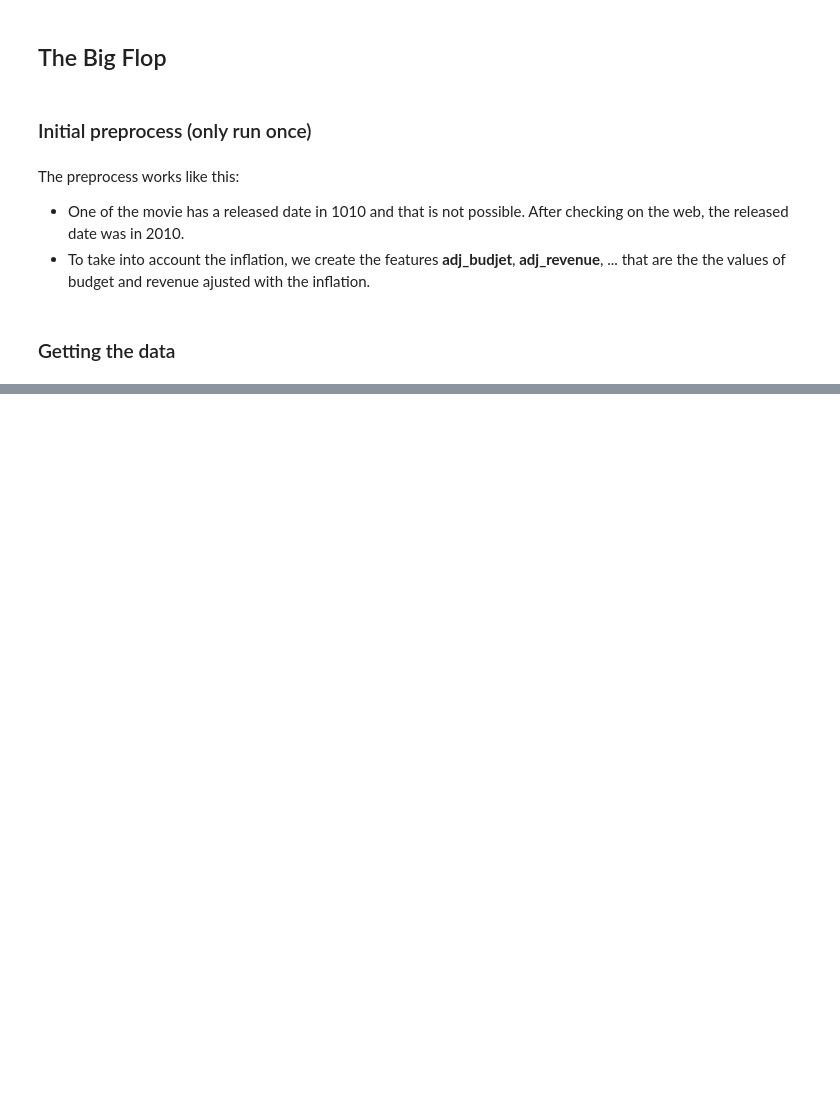
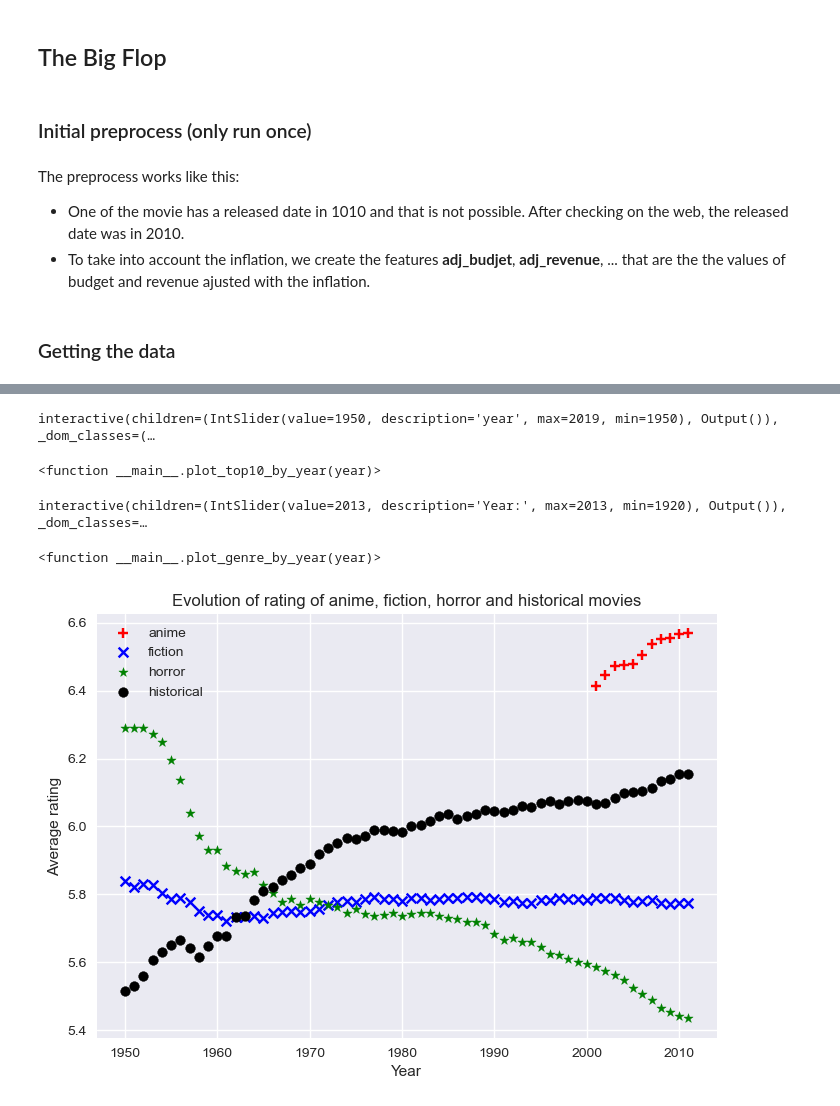
Before and after one commit to epfl-ada/ada-2022-project-adamax, a Jupyter notebook: src/initial_analysis.ipynb, the cells around one changed output, grey strips where cells are left out. Cells and saved outputs as stored; diff of their text form; code cells hidden in the pictures; blank space fills up the shorter version.

```diff
--- a/src/initial_analysis.ipynb
+++ b/src/initial_analysis.ipynb
@@ -547,0 +246,68 @@ We could not identify any obvious clusters, even after coloring the datapoints b
+# %%
+# Genre rating by year
+genre_rates_by_year = dict()
+for year in tqdm(range(1900, 2020)):
+    genre_rates_by_year[year] = dict()
+    for genre in all_genres:
+        g_rates = df_movies[(df_movies[f"is_{genre}"]) & (df_movies["year"] <= year)]["vote_average"].values
+        if len(g_rates) < 100:
+            continue
+        ci = bootstrap([g_rates], statistic=np.mean, n_resamples=1000).confidence_interval
+        genre_rates_by_year[year][genre] = np.mean(g_rates), ci.low, ci.high, g_rates
+# %%
+# Plot the top 10 genres by year
+widget = widgets.IntSlider(min=1950, max=2019, step=1, value=1950)
+def plot_top10_by_year(year):
+    top10 = sorted(genre_rates_by_year[year].items(), key=lambda x: x[1][0], reverse=True)[:10]
+    plt.figure(figsize=(10, 5))
+    plt.bar([x[0] for x in top10], [x[1][0] for x in top10])
+    # plt.violinplot([x[1][3] for x in top10], showmeans=True, showextrema=False)
+    # plt.xticks([1, 2, 3, 4, 5, 6, 7, 8, 9, 10], [x[0] for x in top10])
+    plt.errorbar([x[0] for x in top10], [x[1][0] for x in top10], yerr=[[x[1][0]-x[1][1] for x in top10], [x[1][2]-x[1][0] for x in top10]], fmt='o', color='black')
+    plt.xticks(rotation=45)
+    plt.ylim(-1, 11)
+    plt.title(f"Top 10 genres by average rating in {year}")
+    plt.show()
+
+widgets.interact(plot_top10_by_year, year=widget)
+# %% [output]
+interactive(children=(IntSlider(value=1950, description='year', max=2019, min=1950), Output()), _dom_classes=(…
+<function __main__.plot_top10_by_year(year)>
+# %%
+# Plot the bottom 10 genres by year
+widget = widgets.IntSlider(min=1920, max=2013, step=1, value=2013, description="Year:")
+def plot_genre_by_year(year):
+    bottom10 = sorted(genre_rates_by_year[year].items(), key=lambda x: x[1][0], reverse=False)[:10]
+    plt.figure(figsize=(10, 5))
+    plt.bar([x[0] for x in bottom10], [x[1][0] for x in bottom10], label="Average rating")
+    plt.errorbar([x[0] for x in bottom10], [x[1][0] for x in bottom10], yerr=[[x[1][0]-x[1][1] for x in bottom10], [x[1][2]-x[1][0] for x in bottom10]], fmt='o', color='black', label="95% confidence interval")
+    plt.xticks(rotation=45)
+    plt.title(f"Bottom 10 genres by average rating in {year}")
+    plt.legend()
+    plt.show()
+
+widgets.interact(plot_genre_by_year, year=widget)
+# %% [output]
+interactive(children=(IntSlider(value=2013, description='Year:', max=2013, min=1920), Output()), _dom_classes=…
+<function __main__.plot_genre_by_year(year)>
+# %%
+# Plot evolution of rating for some genres
+for year in range(1950, 2012):
+    if year not in genre_rates_by_year:
+        continue
+    if "anime" in genre_rates_by_year[year]:
+        plt.scatter(year, genre_rates_by_year[year]["anime"][0], color="red", label="anime" if year == 2011 else None, marker="+")
+    if "fiction" in genre_rates_by_year[year]:
+        plt.scatter(year, genre_rates_by_year[year]["fiction"][0], color="blue", label="fiction" if year == 2011 else None, marker="x")
+    if "horror" in genre_rates_by_year[year]:
+        plt.scatter(year, genre_rates_by_year[year]["horror"][0], color="green", label="horror" if year == 2011 else None, marker="*")
+    if "historical" in genre_rates_by_year[year]:
+        plt.scatter(year, genre_rates_by_year[year]["historical"][0], color="black", label="historical" if year == 2011 else None, marker="o")
+
+plt.title("Evolution of rating of anime, fiction, horror and historical movies")
+plt.ylabel("Average rating")
+plt.xlabel("Year")
+plt.legend()
+plt.show()
+# %% [output]
+[figure, added]
```
Also changed, not shown: parts of 150 cells of this notebook, 1 other file.
